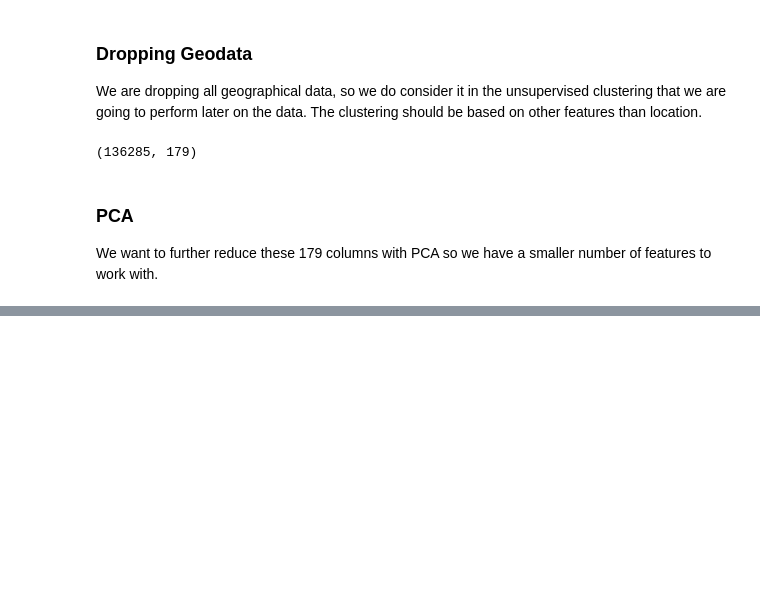
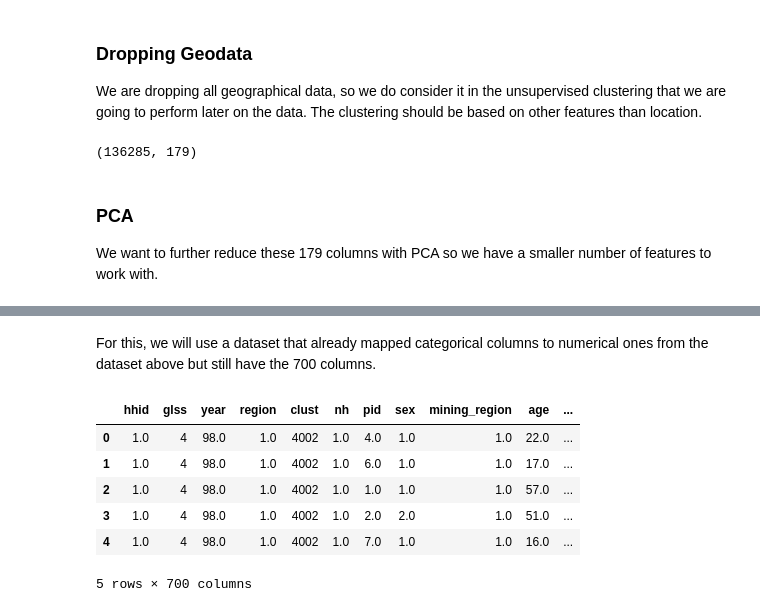
Before and after one commit to oliviak/ghanamines, a Jupyter notebook: MainGLSS.ipynb, the cells around one changed output, grey strips where cells are left out. Saved outputs shown, nothing was run; the diff lists cells and outputs as text; code cells hidden in the pictures; blank space fills up the shorter version.

Commit message:
PCA on main dataset with only numerical columns

```diff
--- a/MainGLSS.ipynb
+++ b/MainGLSS.ipynb
@@ -284,0 +281,17 @@ SyntaxError: invalid character in identifier (<ipython-input-2-3b4b41d7f8b4>, li
+# %% [markdown]
+For this, we will use a dataset that already mapped categorical columns to numerical ones from the dataset above but still have the 700 columns.
+# %%
+# Dataset location
+maindb = "C:\dev\mining\maindataset\glss4_5_6_alignedfclmal_nl_nolabels.csv"
+
+# Read in a CSV file and store the contents in a dataframe (df)
+dfnstr = pd.read_csv(maindb, low_memory=False, sep=',')
+dfnstr.head()
+# %% [output]
+|  | hhid | glss | year | region | clust | nh | pid | sex | mining_region | age | ... |
+| 0 | 1.0 | 4 | 98.0 | 1.0 | 4002 | 1.0 | 4.0 | 1.0 | 1.0 | 22.0 | ... |
+| 1 | 1.0 | 4 | 98.0 | 1.0 | 4002 | 1.0 | 6.0 | 1.0 | 1.0 | 17.0 | ... |
+| 2 | 1.0 | 4 | 98.0 | 1.0 | 4002 | 1.0 | 1.0 | 1.0 | 1.0 | 57.0 | ... |
+| 3 | 1.0 | 4 | 98.0 | 1.0 | 4002 | 1.0 | 2.0 | 2.0 | 1.0 | 51.0 | ... |
+| 4 | 1.0 | 4 | 98.0 | 1.0 | 4002 | 1.0 | 7.0 | 1.0 | 1.0 | 16.0 | ... |
+5 rows × 700 columns
```
Also changed, not shown: parts of 9 cells of this notebook.
